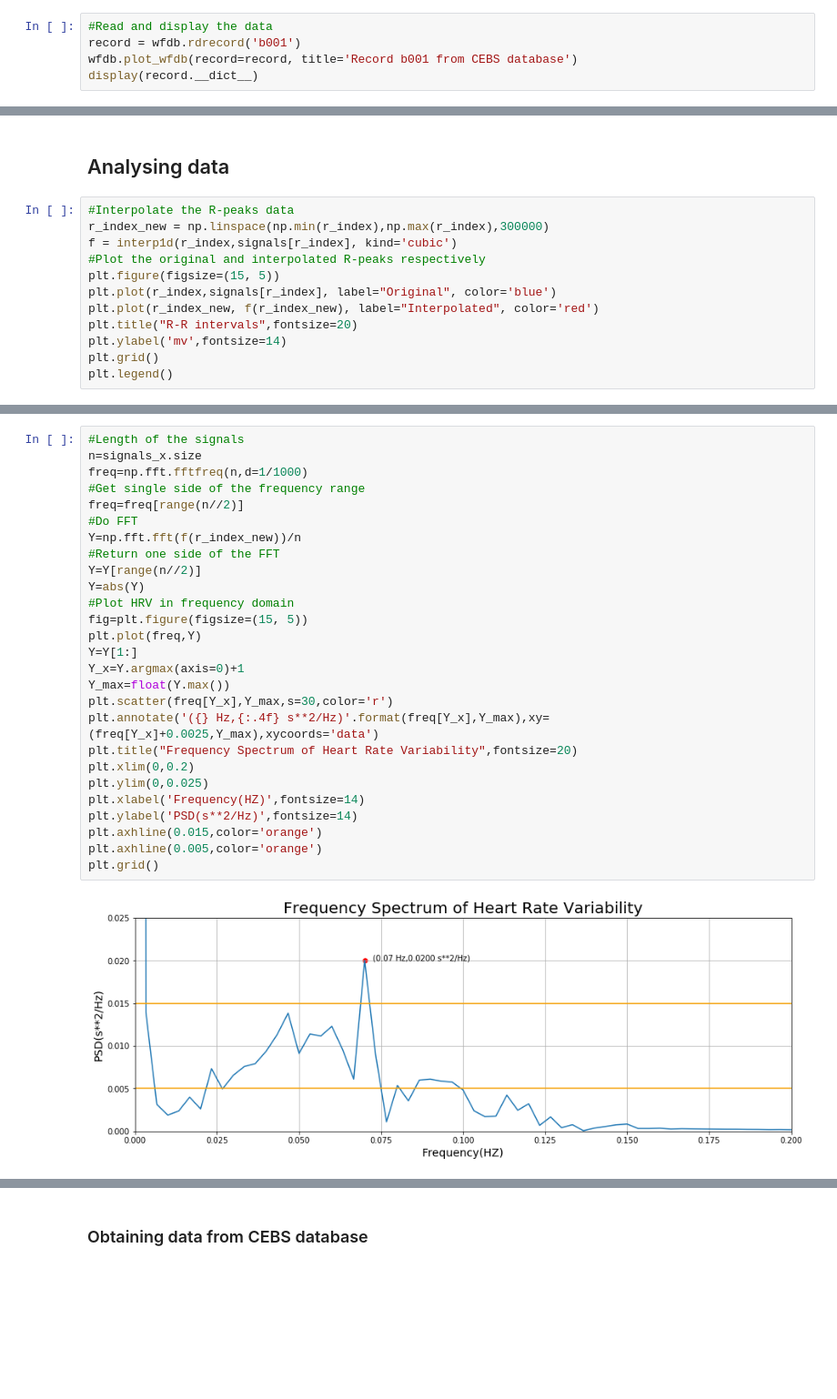
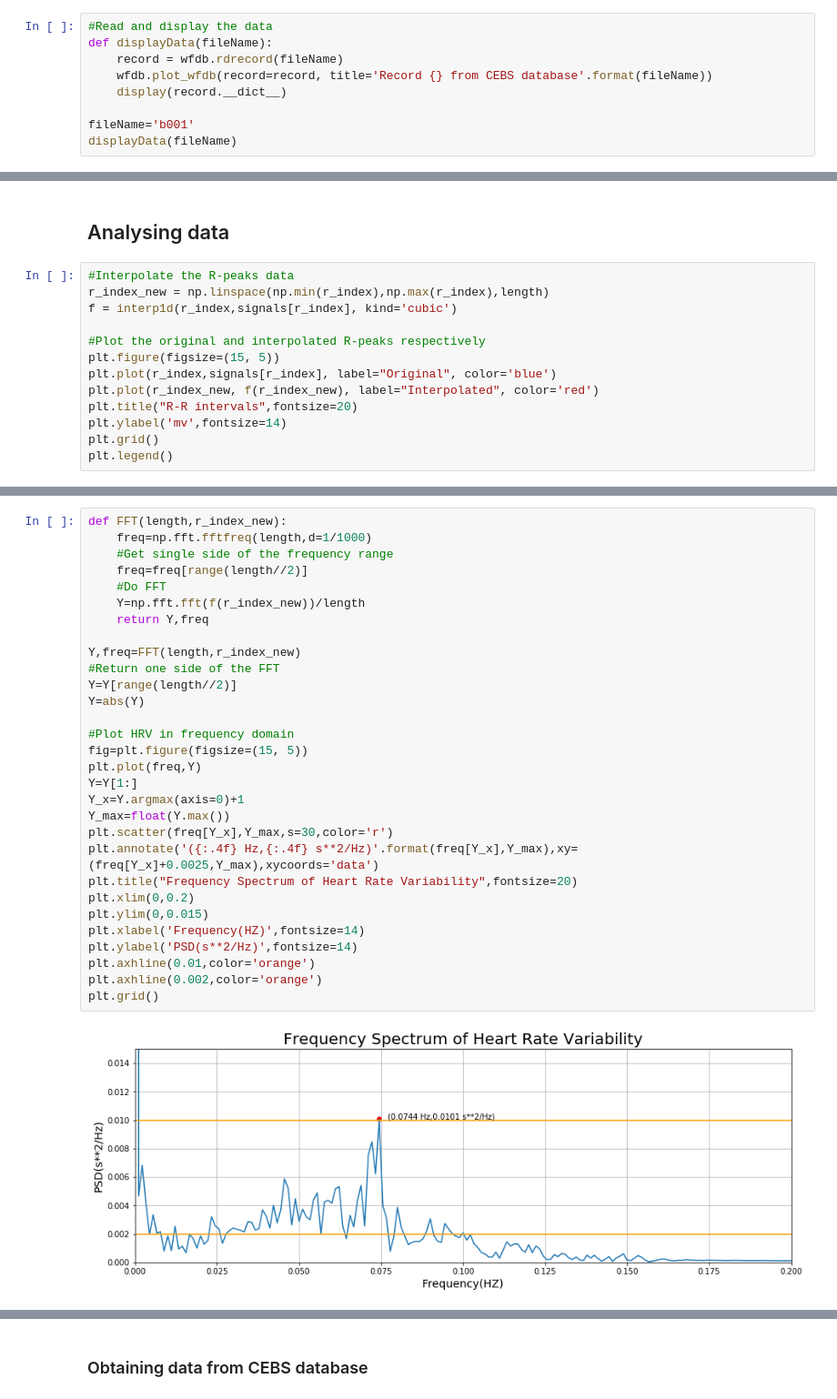
Before and after one commit to ChunChiaYang/ECG-Analysis, a Jupyter notebook: ECG-Analysis.ipynb, the cells around one changed output, grey strips where cells are left out. Shown at 91% size. Cells and saved outputs as stored; diff of their text form; blank space fills up the shorter version.

```diff
--- a/ECG-Analysis.ipynb
+++ b/ECG-Analysis.ipynb
@@ -36,9 +43,13 @@ with open('b001.hea', 'wb') as f:
 ### Exploring data
 # %%
 #Read and display the data
-record = wfdb.rdrecord('b001')
-wfdb.plot_wfdb(record=record, title='Record b001 from CEBS database')
-display(record.__dict__)
+def displayData(fileName):
+    record = wfdb.rdrecord(fileName)
+    wfdb.plot_wfdb(record=record, title='Record {} from CEBS database'.format(fileName))
+    display(record.__dict__)
+
+fileName='b001'
+displayData(fileName)
 # %% [output]
 [figure]
 {'record_name': 'b001',
@@ -99,8 +116,9 @@ Image(width=400, height=300,url= "https://www.researchgate.net/profile/Tolga_Soy
 ## Analysing data
 # %%
 #Interpolate the R-peaks data
-r_index_new = np.linspace(np.min(r_index),np.max(r_index),300000)
+r_index_new = np.linspace(np.min(r_index),np.max(r_index),length)
 f = interp1d(r_index,signals[r_index], kind='cubic')
+
 #Plot the original and interpolated R-peaks respectively
 plt.figure(figsize=(15, 5))
 plt.plot(r_index,signals[r_index], label="Original", color='blue')
@@ -120,30 +148,33 @@ plt.legend()
 # %%
-#Length of the signals
-n=signals_x.size
-freq=np.fft.fftfreq(n,d=1/1000)
-#Get single side of the frequency range
-freq=freq[range(n//2)]
-#Do FFT
-Y=np.fft.fft(f(r_index_new))/n
+def FFT(length,r_index_new):
+    freq=np.fft.fftfreq(length,d=1/1000)
+    #Get single side of the frequency range
+    freq=freq[range(length//2)]
+    #Do FFT
+    Y=np.fft.fft(f(r_index_new))/length
+    return Y,freq
+
+Y,freq=FFT(length,r_index_new)
 #Return one side of the FFT
-Y=Y[range(n//2)]
+Y=Y[range(length//2)]
 Y=abs(Y)
+
 #Plot HRV in frequency domain
 fig=plt.figure(figsize=(15, 5))
 plt.plot(freq,Y)
 Y=Y[1:]
 Y_x=Y.argmax(axis=0)+1
 Y_max=float(Y.max())
 plt.scatter(freq[Y_x],Y_max,s=30,color='r')
-plt.annotate('({} Hz,{:.4f} s**2/Hz)'.format(freq[Y_x],Y_max),xy=(freq[Y_x]+0.0025,Y_max),xycoords='data')
+plt.annotate('({:.4f} Hz,{:.4f} s**2/Hz)'.format(freq[Y_x],Y_max),xy=(freq[Y_x]+0.0025,Y_max),xycoords='data')
 plt.title("Frequency Spectrum of Heart Rate Variability",fontsize=20)
 plt.xlim(0,0.2)
-plt.ylim(0,0.025)
+plt.ylim(0,0.015)
 plt.xlabel('Frequency(HZ)',fontsize=14)
 plt.ylabel('PSD(s**2/Hz)',fontsize=14)
-plt.axhline(0.015,color='orange')
-plt.axhline(0.005,color='orange')
+plt.axhline(0.01,color='orange')
+plt.axhline(0.002,color='orange')
 plt.grid()
 # %% [output]
-[figure, old version]
+[figure, new version]
 # %% [markdown]
```
Also changed, not shown: parts of 31 cells of this notebook, 2 other files.
